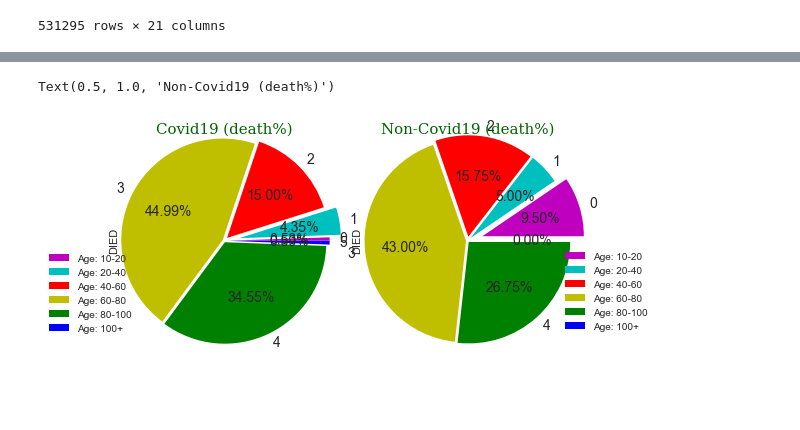
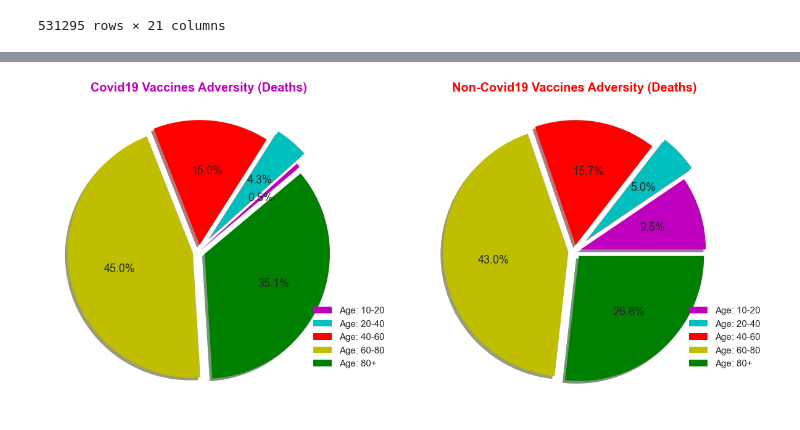
Before and after one commit to sophiastewart202/Project-1, a Jupyter notebook: died_numdays.ipynb, the cells around one changed output, grey strips where cells are left out. Drawn from its saved outputs; the diff is of its cells as text; code cells hidden in the pictures; blank space fills up the shorter version.

```diff
--- a/died_numdays.ipynb
+++ b/died_numdays.ipynb
@@ -254,29 +192,40 @@ Non-Covid19 Vaccination
-# %%
-plt.subplot(1,2,1)
-pie_vars_df.reset_index(drop=True, inplace=True)
-explode = (0.05,0.19,0.05,0.02,0.02,0.05)
-colors=['m', 'c', 'r','y','g','b']
-
-# Pie plotting, labelling and formatting
-pie_vars_df.plot(kind='pie', subplots=True, figsize=(5,5), autopct='%0.2f%%', colors=colors,
-               radius=1.25, explode=explode, fontsize=14)
-
-plt.legend(loc="lower right", bbox_to_anchor=(0.09,0.000),
-           labels=['Age: 10-20', 'Age: 20-40', 'Age: 40-60', 'Age: 60-80', 'Age: 80-100', 'Age: 100+'])
-plt.title("Covid19 (death%)",fontdict=font1)
-
-plt.subplot(1,2,2)
-pie_died_df.reset_index(drop=True, inplace=True)
-explode = (0.19,0.05,0.05,0.02,0.02,0.05)
-colors=['m', 'c', 'r','y','g','b']
-
-# Pie plotting, labelling and formatting
-pie_died_df.plot(kind='pie', subplots=True, figsize=(5,5), autopct='%0.2f%%', colors=colors,
-               radius=1.25, explode=explode, fontsize=14)
-
-plt.legend(loc="lower right", bbox_to_anchor=(1.43,0.01),
-           labels=['Age: 10-20', 'Age: 20-40', 'Age: 40-60', 'Age: 60-80', 'Age: 80-100', 'Age: 100+'])
-plt.title("Non-Covid19 (death%)",fontdict=font1)
-# %% [output]
-Text(0.5, 1.0, 'Non-Covid19 (death%)')
-[figure, removed]
+# %%
+# Pie plotting for Covid19 and Non-Covid19 Vaccines
+# To enlarge the numbers with percentage
+plt.rcParams.update({'font.size': 18})
+
+# Figure plotting
+fig, (bx1,bx2) = plt.subplots(1,2, figsize=(20,10))
+
+# Style formatting
+explode = (0.05,0.15,0.05,0.05,0.05)
+colors=['m', 'c', 'r','y','g']
+
+# Labels creating
+labels=['Age: 10-20', 'Age: 20-40', 'Age: 40-60', 'Age: 60-80', 'Age: 80+']
+
+# Pie chart title
+bx1.set_title("Covid19 Vaccines Adversity (Deaths)", color='m', fontsize=20, fontweight='bold', y=1.00)
+
+# Pie charting
+bx1.pie(pie_vars_df,colors = colors,autopct = '%1.1f%%', explode=explode, startangle=40,
+        radius=1.0, shadow=True)
+
+# Setting legend
+bx1.legend(labels=labels, loc='lower right', fontsize=15, bbox_to_anchor=(0.77, 0.1, 0.35, 1))
+
+# Title setting
+bx2.set_title("Non-Covid19 Vaccines Adversity (Deaths)",color='r', fontsize=20, fontweight='bold', y=1.00)
+
+# Non-covid pie chart
+bx2.pie(pie_died_df, colors = colors,autopct = '%1.1f%%',radius=1.0, explode=explode, shadow=True) #plot second pie
+
+# Legend setting
+bx2.legend(labels=labels, loc='lower right', fontsize=15, bbox_to_anchor=(0.77, 0.1, 0.35, 1))
+
+# Saving the figure
+plt.savefig('PNG/pieAdversity.png')
+
+plt.show()
+# %% [output]
+[figure, added]
```
Also changed, not shown: parts of 24 cells of this notebook, 6 other files.
